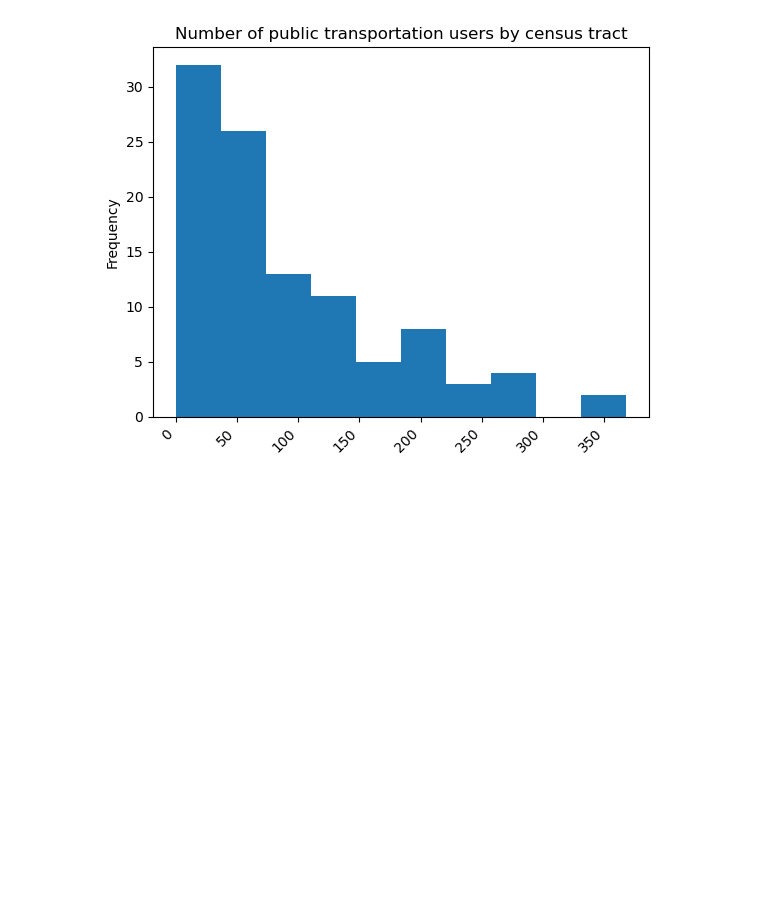
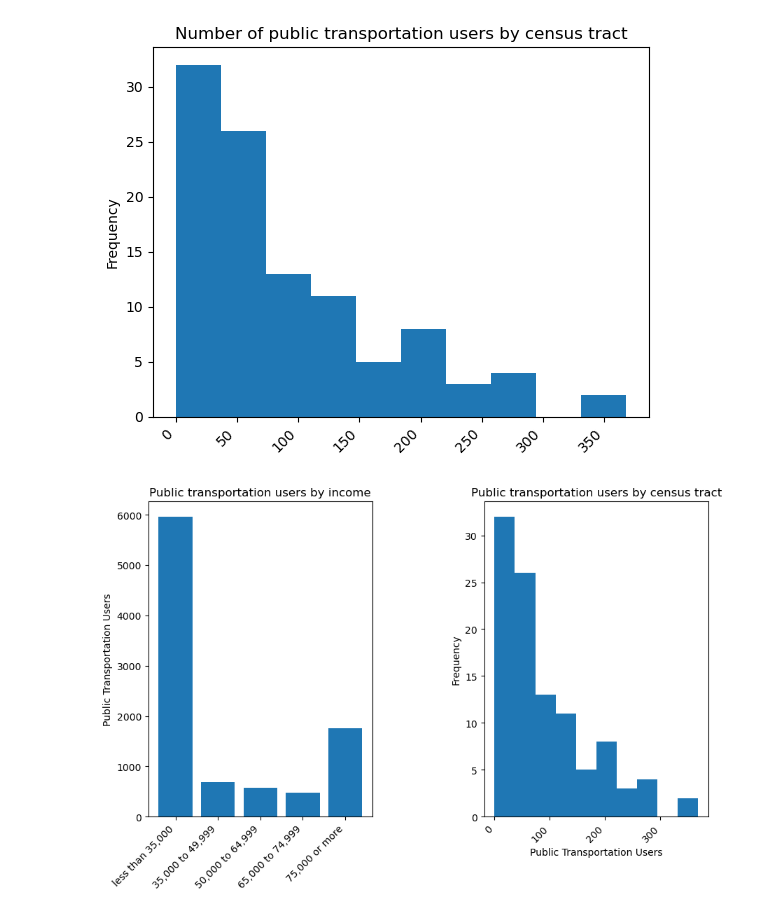
Before and after one commit to juliatompkins/trio-capstone, a Jupyter notebook: visualization code/STLcity_income_visualizations.ipynb, the cells around one changed output. Cells and saved outputs as stored; diff of their text form; code cells hidden in the pictures; blank space fills up the shorter version.

Commit message:
fixed ugly plot

```diff
--- a/visualization code/STLcity_income_visualizations.ipynb
+++ b/visualization code/STLcity_income_visualizations.ipynb
@@ -183,3 +185,24 @@ plt.title('Number of public transportation users by census tract')
 plt.savefig('trans_by_tract.png',bbox_inches='tight')
 # %% [output]
 [figure]
+# %%
+plt.figure(figsize=(10, 6))
+
+plt.subplot(1, 2, 1)
+plt.bar(incomes['income'],incomes['estimate_nototals'])
+plt.xticks(rotation=45, ha="right")
+plt.ylabel('Public Transportation Users')
+plt.title('Public transportation users by income')
+
+plt.subplot(1, 2, 2)
+tract_pub.plot(kind='hist')
+plt.xticks(rotation=45, ha="right")
+plt.xlabel('Public Transportation Users')
+plt.title('Public transportation users by census tract')
+
+plt.subplots_adjust(top=0.85, bottom=0.1, left=0.1, right=0.9, hspace=0.5, wspace=0.5)
+
+plt.savefig('motivation',bbox_inches='tight')
+plt.show()
+# %% [output]
+[figure, added]
```
Also changed, not shown: parts of 1 cell of this notebook, 1 other file.
